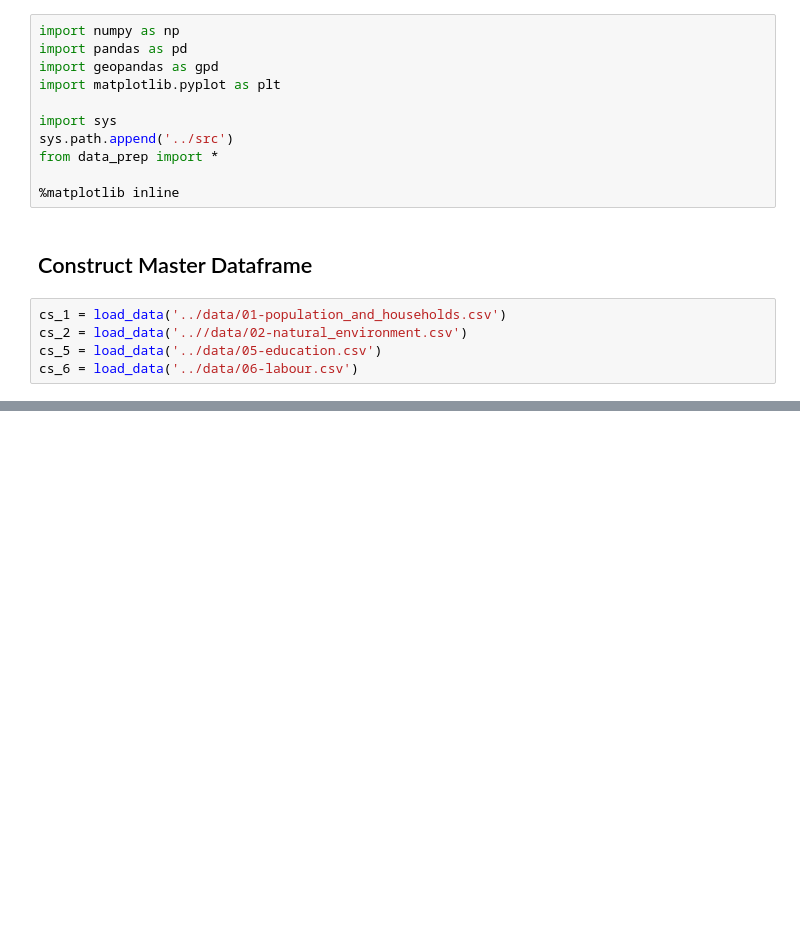
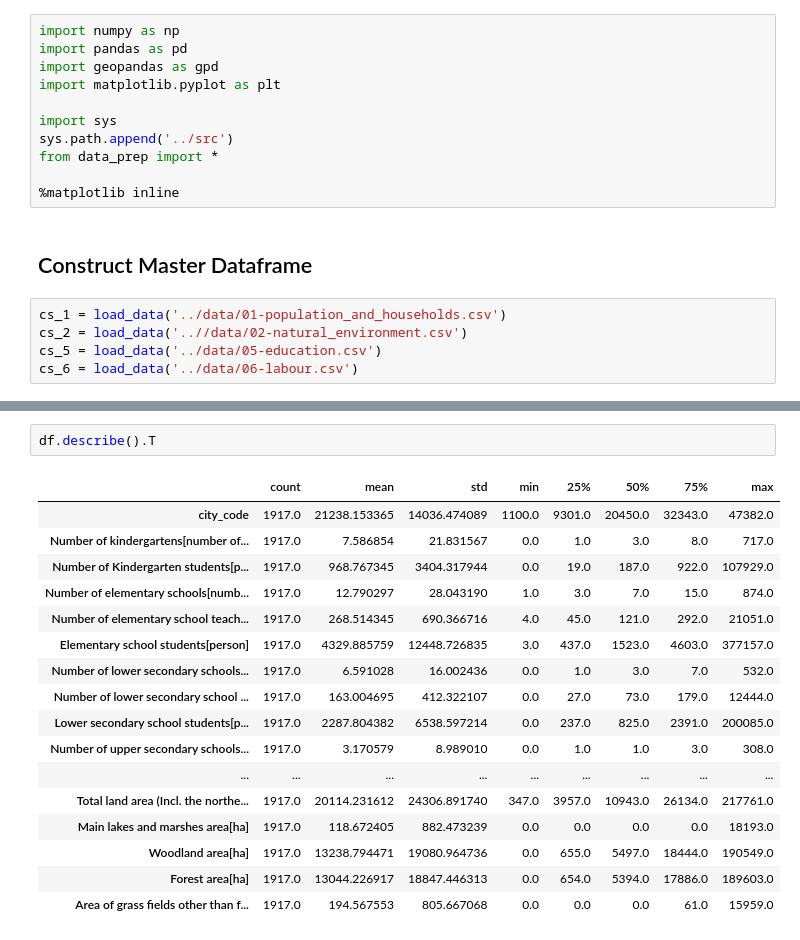
Before and after one commit to epzilonzigma/japan_city_clustering, a Jupyter notebook: notebook/01-clean_data.ipynb, the cells around one changed output, grey strips where cells are left out. Cells and saved outputs as stored; diff of their text form; blank space fills up the shorter version.

```diff
--- a/notebook/01-clean_data.ipynb
+++ b/notebook/01-clean_data.ipynb
@@ -113,0 +109,20 @@ df.head().T
+# %%
+df.describe().T
+# %% [output]
+|  | count | mean | std | min | 25% | 50% | 75% | max |
+| city_code | 1917.0 | 21238.153365 | 14036.474089 | 1100.0 | 9301.0 | 20450.0 | 32343.0 | 47382.0 |
+| Number of kindergartens[number of... | 1917.0 | 7.586854 | 21.831567 | 0.0 | 1.0 | 3.0 | 8.0 | 717.0 |
+| Number of Kindergarten students[p... | 1917.0 | 968.767345 | 3404.317944 | 0.0 | 19.0 | 187.0 | 922.0 | 107929.0 |
+| Number of elementary schools[numb... | 1917.0 | 12.790297 | 28.043190 | 1.0 | 3.0 | 7.0 | 15.0 | 874.0 |
+| Number of elementary school teach... | 1917.0 | 268.514345 | 690.366716 | 4.0 | 45.0 | 121.0 | 292.0 | 21051.0 |
+| Elementary school students[person] | 1917.0 | 4329.885759 | 12448.726835 | 3.0 | 437.0 | 1523.0 | 4603.0 | 377157.0 |
+| Number of lower secondary schools... | 1917.0 | 6.591028 | 16.002436 | 0.0 | 1.0 | 3.0 | 7.0 | 532.0 |
+| Number of lower secondary school ... | 1917.0 | 163.004695 | 412.322107 | 0.0 | 27.0 | 73.0 | 179.0 | 12444.0 |
+| Lower secondary school students[p... | 1917.0 | 2287.804382 | 6538.597214 | 0.0 | 237.0 | 825.0 | 2391.0 | 200085.0 |
+| Number of upper secondary schools... | 1917.0 | 3.170579 | 8.989010 | 0.0 | 1.0 | 1.0 | 3.0 | 308.0 |
+| ... | ... | ... | ... | ... | ... | ... | ... | ... |
+| Total land area (Incl. the northe... | 1917.0 | 20114.231612 | 24306.891740 | 347.0 | 3957.0 | 10943.0 | 26134.0 | 217761.0 |
+| Main lakes and marshes area[ha] | 1917.0 | 118.672405 | 882.473239 | 0.0 | 0.0 | 0.0 | 0.0 | 18193.0 |
+| Woodland area[ha] | 1917.0 | 13238.794471 | 19080.964736 | 0.0 | 655.0 | 5497.0 | 18444.0 | 190549.0 |
+| Forest area[ha] | 1917.0 | 13044.226917 | 18847.446313 | 0.0 | 654.0 | 5394.0 | 17886.0 | 189603.0 |
+| Area of grass fields other than f... | 1917.0 | 194.567553 | 805.667068 | 0.0 | 0.0 | 0.0 | 61.0 | 15959.0 |
```
Also changed, not shown: parts of 5 cells of this notebook, 1 other file.
